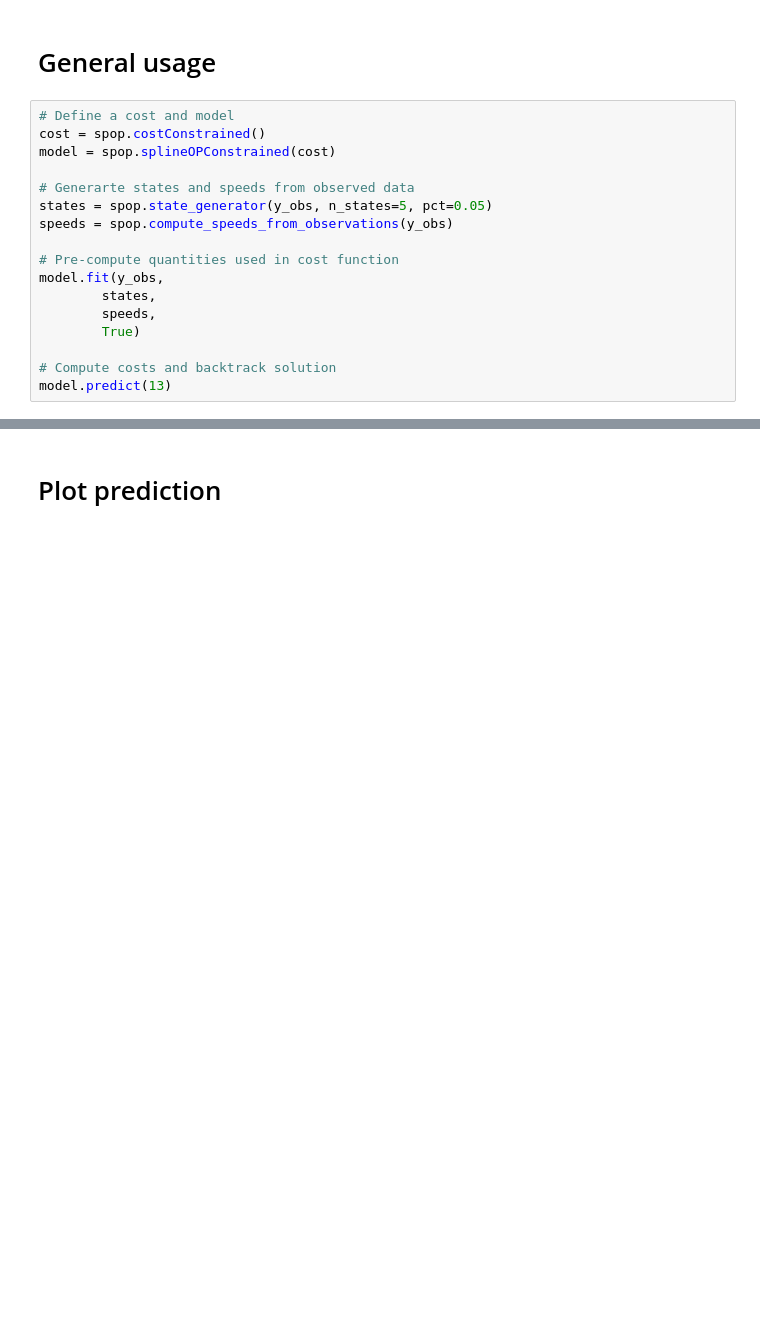
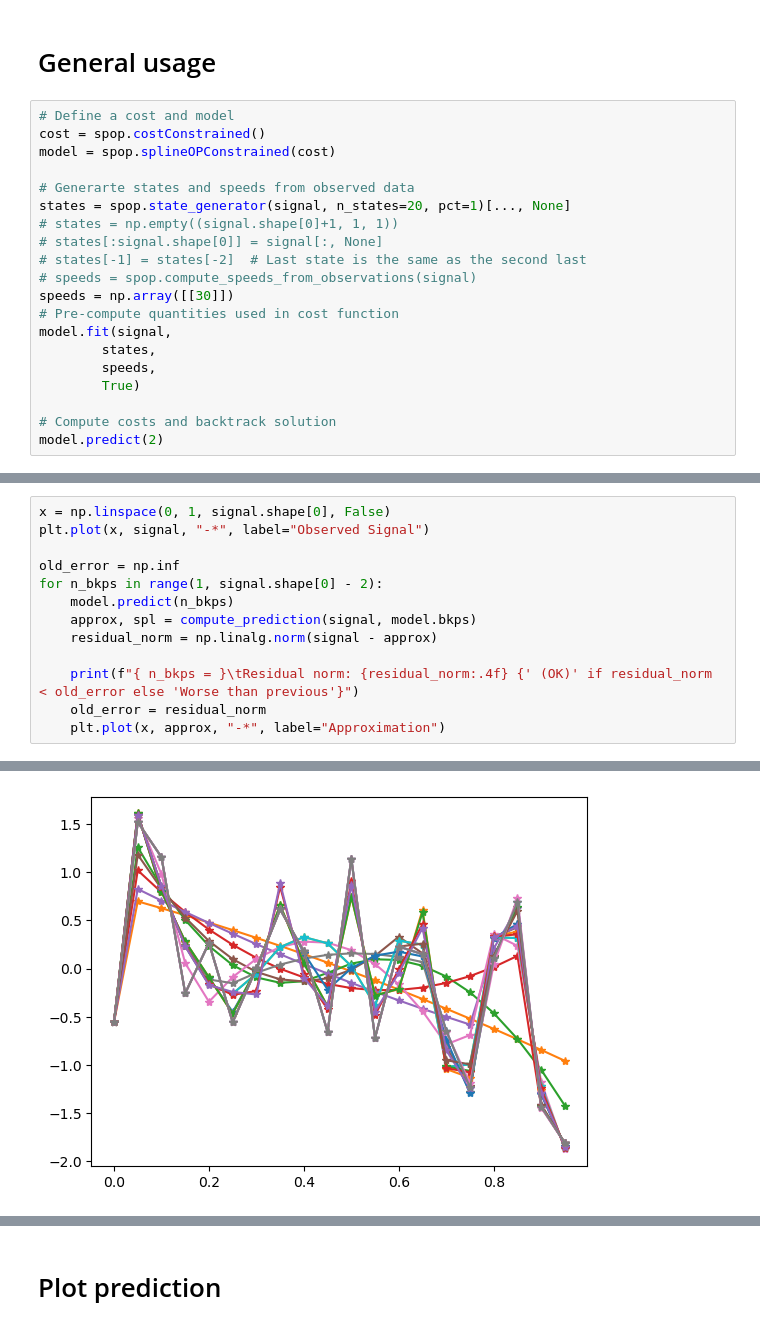
Before and after one commit to nicolascecchi/splineop, a Jupyter notebook: example/example.ipynb, the cells around one changed output, grey strips where cells are left out. Cells and saved outputs as stored; diff of their text form; blank space fills up the shorter version.

```diff
--- a/example/example.ipynb
+++ b/example/example.ipynb
@@ -27,14 +96,17 @@ cost = spop.costConstrained()
 model = spop.splineOPConstrained(cost)
 
 # Generarte states and speeds from observed data
-states = spop.state_generator(y_obs, n_states=5, pct=0.05)
-speeds = spop.compute_speeds_from_observations(y_obs)
-
+states = spop.state_generator(signal, n_states=20, pct=1)[..., None]
+# states = np.empty((signal.shape[0]+1, 1, 1))
+# states[:signal.shape[0]] = signal[:, None]
+# states[-1] = states[-2]  # Last state is the same as the second last
+# speeds = spop.compute_speeds_from_observations(signal)
+speeds = np.array([[30]])
 # Pre-compute quantities used in cost function
-model.fit(y_obs,
+model.fit(signal,
         states,
         speeds,
         True)
 
 # Compute costs and backtrack solution
-model.predict(13)
+model.predict(2)
@@ -44,0 +113,14 @@ array([121, 250, 316, 370, 419, 503, 560, 625, 688, 717, 749, 814, 873])
+# %%
+x = np.linspace(0, 1, signal.shape[0], False)
+plt.plot(x, signal, "-*", label="Observed Signal")
+
+old_error = np.inf
+for n_bkps in range(1, signal.shape[0] - 2):
+    model.predict(n_bkps)
+    approx, spl = compute_prediction(signal, model.bkps)
+    residual_norm = np.linalg.norm(signal - approx)
+
+    print(f"{ n_bkps = }\tResidual norm: {residual_norm:.4f} {' (OK)' if residual_norm < old_error else 'Worse than previous'}")
+    old_error = residual_norm
+    plt.plot(x, approx, "-*", label="Approximation")
+# %% [output]
@@ -44,0 +144 @@ array([121, 250, 316, 370, 419, 503, 560, 625, 688, 717, 749, 814, 873])
+[figure, added]
```
Also changed, not shown: parts of 15 cells of this notebook.
